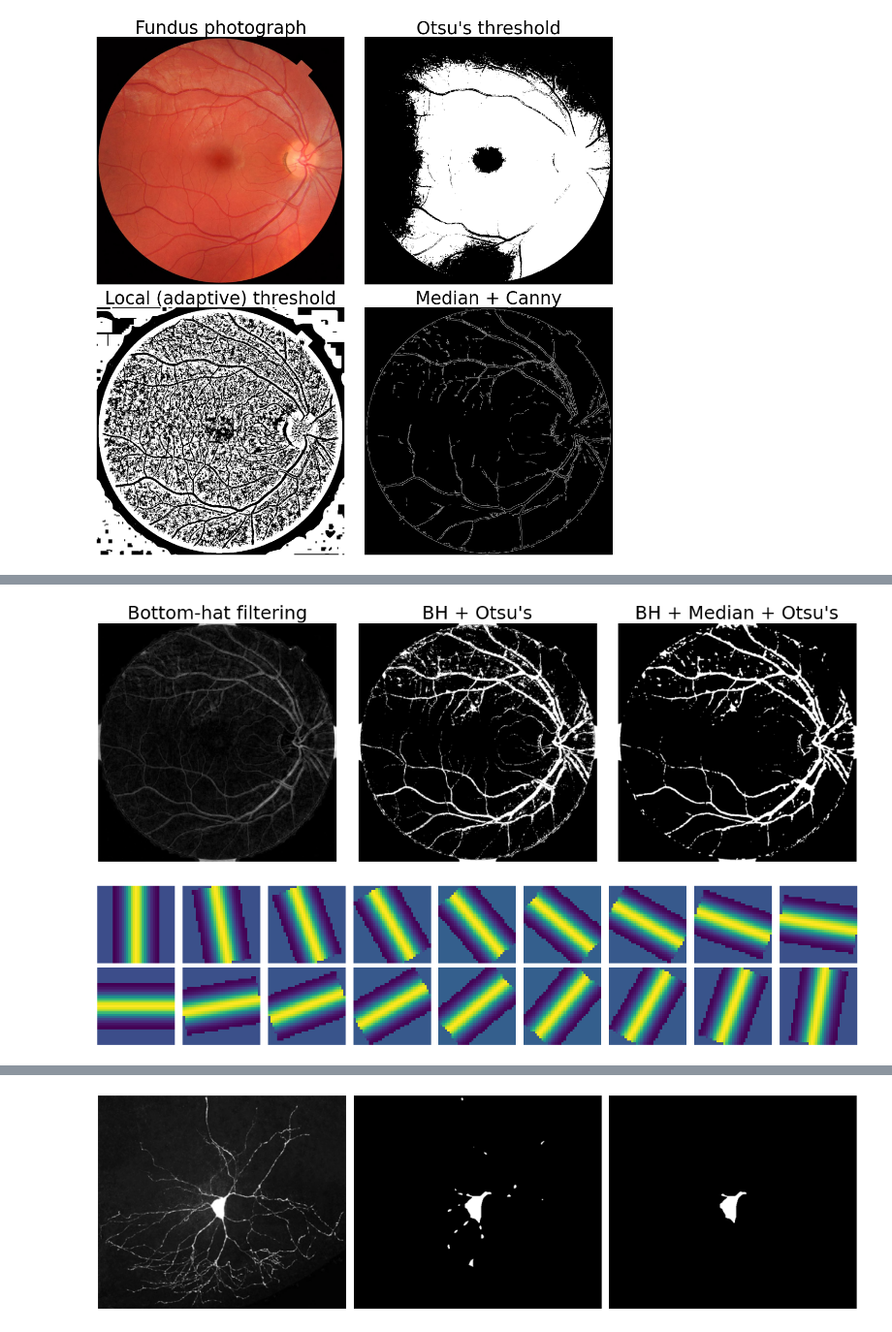
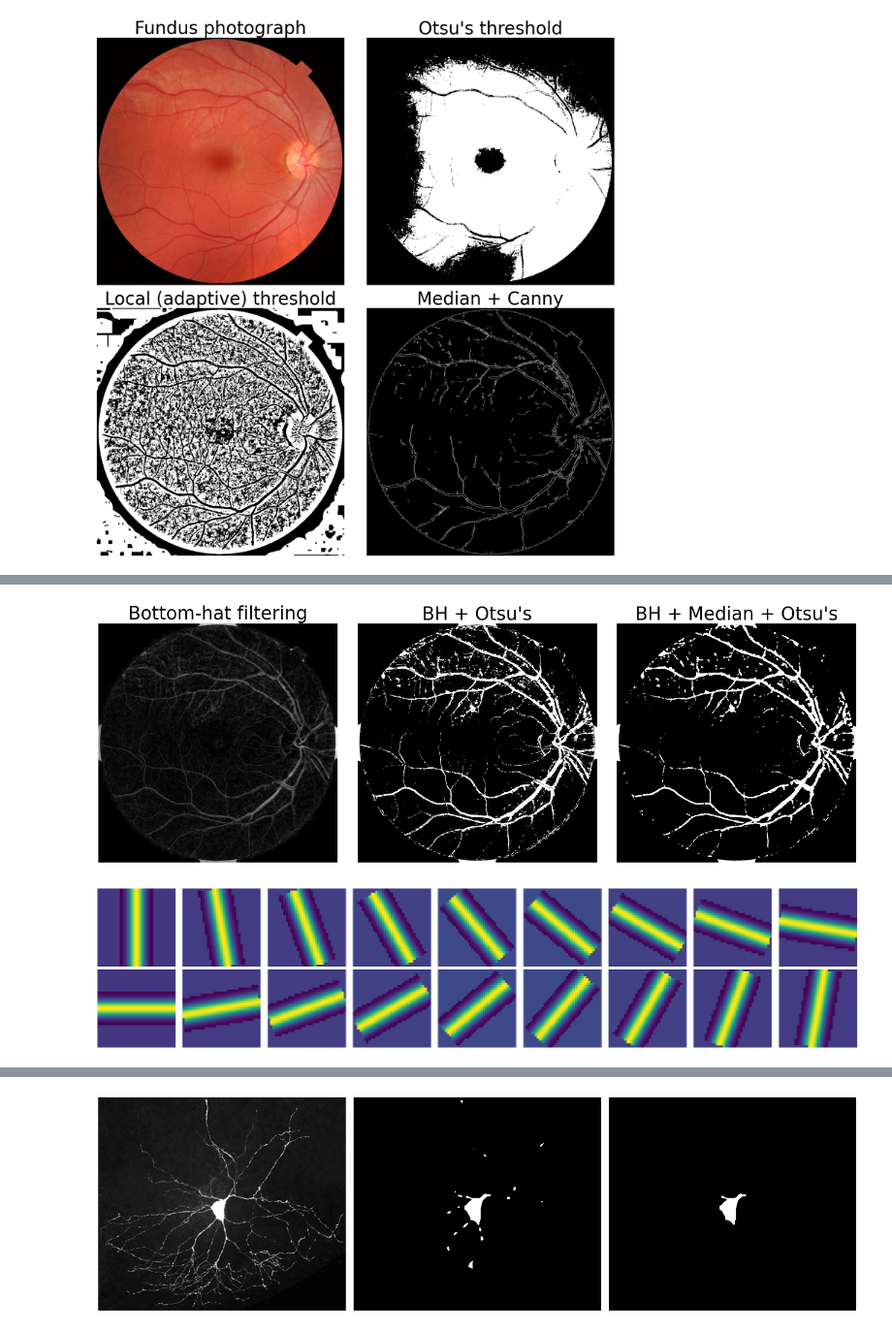
Before and after one commit to nicolaromano/BIA4, a Jupyter notebook: Lectures/08 - Complex tasks in image analysis/Lecture 08 figures.ipynb, the cells around one changed output, grey strips where cells are left out. Shown at 97% size. Saved outputs shown, nothing was run; the diff lists cells and outputs as text; code cells hidden in the pictures.

```diff
--- a/Lectures/08 - Complex tasks in image analysis/Lecture 08 figures.ipynb
+++ b/Lectures/08 - Complex tasks in image analysis/Lecture 08 figures.ipynb
@@ -18,7 +18,7 @@ ax[0,1].imshow(retina[:,:,0] > thr, cmap="gray")
 ax[0,1].set_title(titles[1], fontsize=35)
 ax[1,0].imshow(retina[:,:,0] > local_thr, cmap="gray")
 ax[1,0].set_title(titles[2], fontsize=35)
-ax[1,1].imshow(canny(median(retina[:,:,0], selem=np.ones((2, 2))), sigma=.01), cmap="gray")
+ax[1,1].imshow(canny(median(retina[:,:,0], footprint=np.ones((2, 2))), sigma=.01), cmap="gray")
 ax[1,1].set_title(titles[3], fontsize=35)
 
 for a in ax.ravel():
@@ -26,7 +26,7 @@ for a in ax.ravel():
 
 plt.tight_layout()
 # %% [output]
-[figure, old version]
+[figure, new version]
 # %%
 import numpy as np
 from skimage.morphology import disk, binary_closing
@@ -62,9 +62,9 @@ from skimage.filters import unsharp_mask, median, threshold_otsu
 from skimage import img_as_float
 
 channel = 2
-retina_bh = img_as_float(closing(retina[:,:,channel], selem=disk(15))) - img_as_float(retina[:,:,channel])
+retina_bh = img_as_float(closing(retina[:,:,channel], footprint=disk(15))) - img_as_float(retina[:,:,channel])
 retina_otsu = retina_bh > threshold_otsu(retina_bh)
-retina_med_otsu = median(retina_bh, selem=disk(3)) > threshold_otsu(retina_bh)
+retina_med_otsu = median(retina_bh, footprint=disk(3)) > threshold_otsu(retina_bh)
 fig, ax = plt.subplots(1, 3, figsize=(15, 5))
 
 ax[0].imshow(retina_bh, cmap="gray")
@@ -79,7 +79,7 @@ for a in ax:
 
 plt.tight_layout()
 # %% [output]
-[figure, old version]
+[figure, new version]
 # %%
 from skimage.feature import match_template
 from skimage.filters.edges import convolve
@@ -99,35 +99,35 @@ def vessel_template_matching_kernel(L, sigma=1.5, angle=0):
 
     angle = np.deg2rad(angle)
 
     # Rotated coordinate system
     u = x * np.cos(angle) - y * np.sin(angle)
     v = x * np.sin(angle) + y * np.cos(angle)
 
     # Kernel domain
     N = (abs(u) <= 3*sigma) & (abs(v) <= L/2)
 
     # Kernel values
     K = np.exp((-pow(u, 2))/(2*pow(sigma, 2)))
     # Subtract the mean
     K -= np.mean(K)
     # Set kernel values outside the domain to zero
     K[~N] = 0
 
     return K
 
 
-k = [vessel_template_matching_kernel(35, 3.5, theta)
+k = [vessel_template_matching_kernel(35, 2.5, theta)
      for theta in range(0, 180, 10)]
 
 fig, ax = plt.subplots(2, 9, figsize=(18, 4))
 
 for i, a in enumerate(ax.ravel()):
     a.imshow(k[i], cmap="viridis")
     a.axis("off")
 
 plt.tight_layout()
 # %% [output]
-[figure, old version]
+[figure, new version]
 # %%
 from skimage.transform import rescale
 from skimage.morphology import disk, remove_small_objects
```
Also changed, not shown: parts of 5 cells of this notebook.
